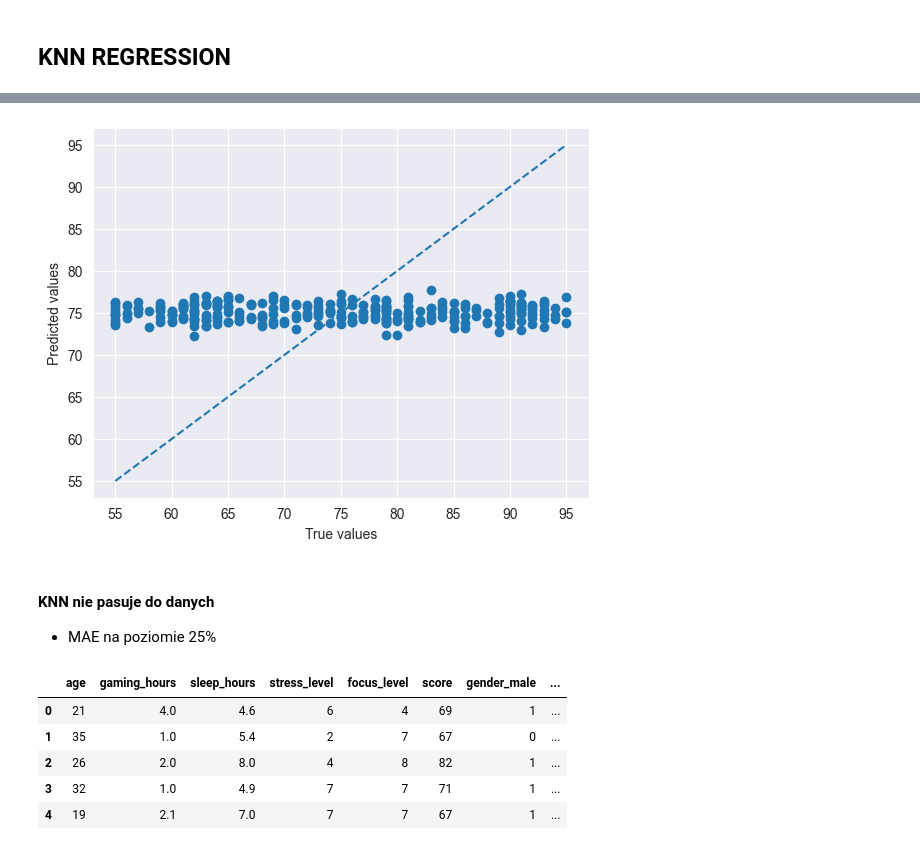
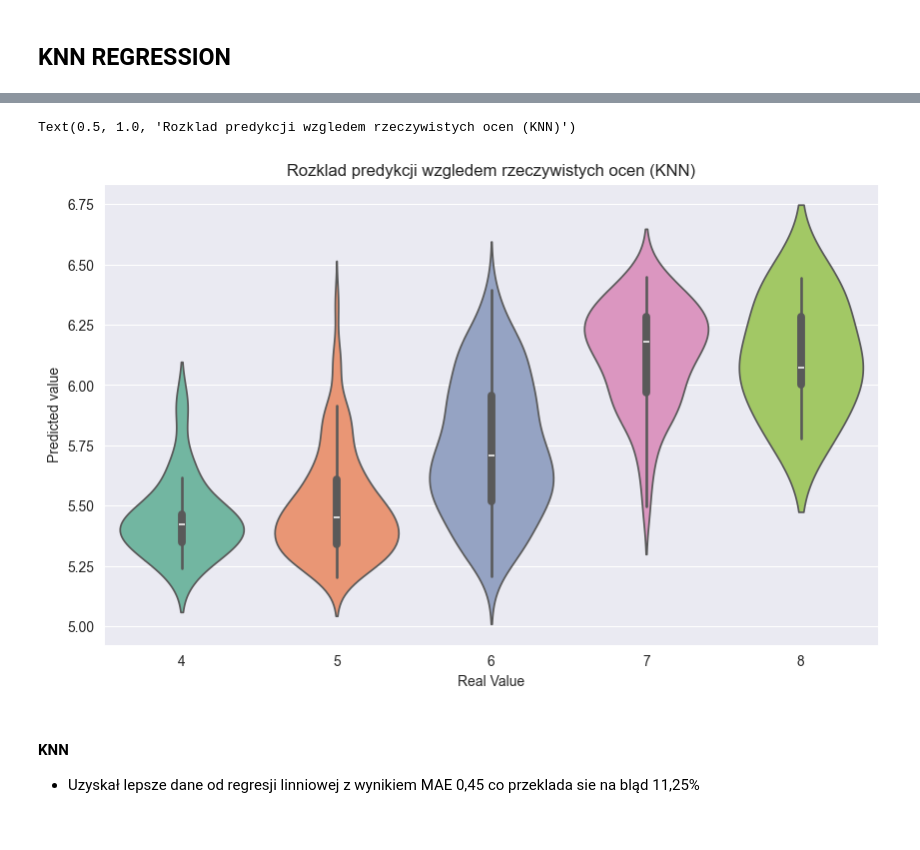
Before and after one commit to NewbieDuck/EWD_Projekt, a Jupyter notebook: notebooks/main.ipynb, the cells around one changed output, grey strips where cells are left out. Drawn from its saved outputs; the diff is of its cells as text; code cells hidden in the pictures.

Commit message:
[ADD] results chart

```diff
--- a/notebooks/main.ipynb
+++ b/notebooks/main.ipynb
@@ -147,5 +154,5 @@ from sklearn.metrics import mean_absolute_error, mean_squared_error, r2_score
 # %%
 model = linear_model.LinearRegression()
 # %%
-print(x_train.shape)
+model.fit(X_train_scaled, y_train)
 # %% [output]
@@ -153,2 +159,0 @@ print(x_train.shape)
-# %%
-model.fit(x_train, y_train)
@@ -157,3 +160,3 @@ LinearRegression()
 # %%
-y_pred = model.predict(x_test)
+y_pred = model.predict(X_test_scaled)
 # %%
@@ -234,25 +253,21 @@ Name: score, dtype: float64
 # %% [markdown]
 ## KNN REGRESSION
 # %%
-from sklearn.preprocessing import StandardScaler
-from sklearn.pipeline import Pipeline
 from sklearn.neighbors import KNeighborsRegressor
 n = 1
 
-min_mae = 95
-min_rmse = 95
+min_mae = 10
+min_rmse = 10
 max_r2 = -10000
 mae_score = {}
-for n in range(1,100):
-    pipeline = Pipeline([
-    ("scaler", StandardScaler()),
-    ("knn", KNeighborsRegressor(n_neighbors=n))
-])
-    pipeline.fit(x_train, y_train)
-    y_pred = pipeline.predict(x_test)
-    mae = np.round(mean_absolute_error(y_test, y_pred),2)
-    rmse = np.sqrt(mean_squared_error(y_test, y_pred)).round(2)
-    r2 = np.round(r2_score(y_test, y_pred),2)
+for n in range(1,150):
+    model = KNeighborsRegressor(n_neighbors=n)
+
+    model.fit(X_train_scaled_slim, y_train_reg_slim)
+    y_pred = model.predict(X_test_reg_slim)
+    mae = np.round(mean_absolute_error(y_test_reg_slim, y_pred),2)
+    rmse = np.sqrt(mean_squared_error(y_test_reg_slim, y_pred)).round(2)
+    r2 = np.round(r2_score(y_test_reg_slim, y_pred),2)
     mae_score[n] = mae
     if mae < min_mae:
         min_mae = mae
@@ -269,4 +284,5 @@ for n in range(1,100):
 print("MAE:", min_mae)
 print("RMSE:", min_rmse)
 print("R2:", max_r2)
+results.loc[len(results)] = ["KNN", min_mae,min_rmse,max_r2]
 # %% [output]
@@ -286,22 +302,14 @@ plt.show()
 # %%
-plt.scatter(y_test, y_pred)
-plt.xlabel("True values")
-plt.ylabel("Predicted values")
-plt.plot([y_test.min(), y_test.max()],
-         [y_test.min(), y_test.max()],
-         linestyle="--")
-plt.show()
+knn_result_df = pd.DataFrame({
+    "Real Value": y_test_reg_slim,
+    "Predicted value": y_pred
+})
+plt.figure(figsize=(10,6))
+sn.violinplot(x="Real Value", y="Predicted value", data=knn_result_df, hue="Real Value", palette="Set2", legend=False)
+plt.title("Rozklad predykcji wzgledem rzeczywistych ocen (KNN)")
 # %% [output]
+Text(0.5, 1.0, 'Rozklad predykcji wzgledem rzeczywistych ocen (KNN)')
-[figure, old version]
+[figure, new version]
 # %% [markdown]
-#### KNN nie pasuje do danych
-- MAE na poziomie 25%
+#### KNN
+- Uzyskał lepsze dane od regresji linniowej z wynikiem MAE 0,45 co przeklada sie na bląd 11,25%
-# %%
-df.head()
-# %% [output]
-|  | age | gaming_hours | sleep_hours | stress_level | focus_level | score | gender_male | ... |
-| 0 | 21 | 4.0 | 4.6 | 6 | 4 | 69 | 1 | ... |
-| 1 | 35 | 1.0 | 5.4 | 2 | 7 | 67 | 0 | ... |
-| 2 | 26 | 2.0 | 8.0 | 4 | 8 | 82 | 1 | ... |
-| 3 | 32 | 1.0 | 4.9 | 7 | 7 | 71 | 1 | ... |
-| 4 | 19 | 2.1 | 7.0 | 7 | 7 | 67 | 1 | ... |
```
Also changed, not shown: parts of 53 cells of this notebook.
